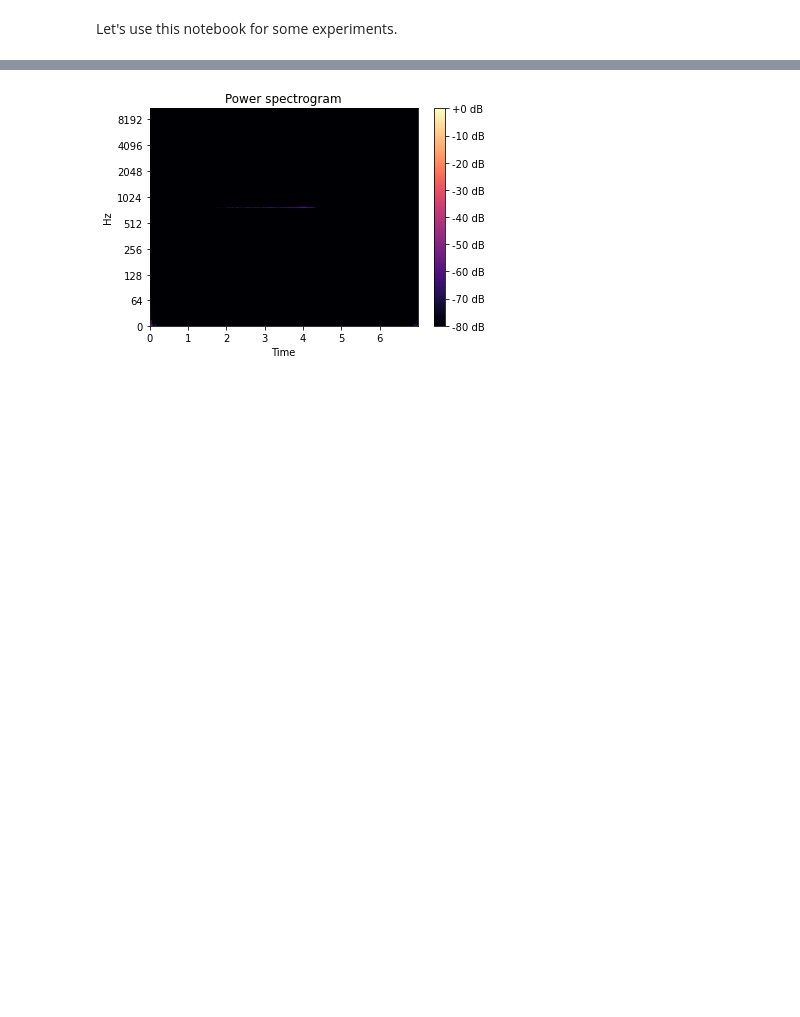
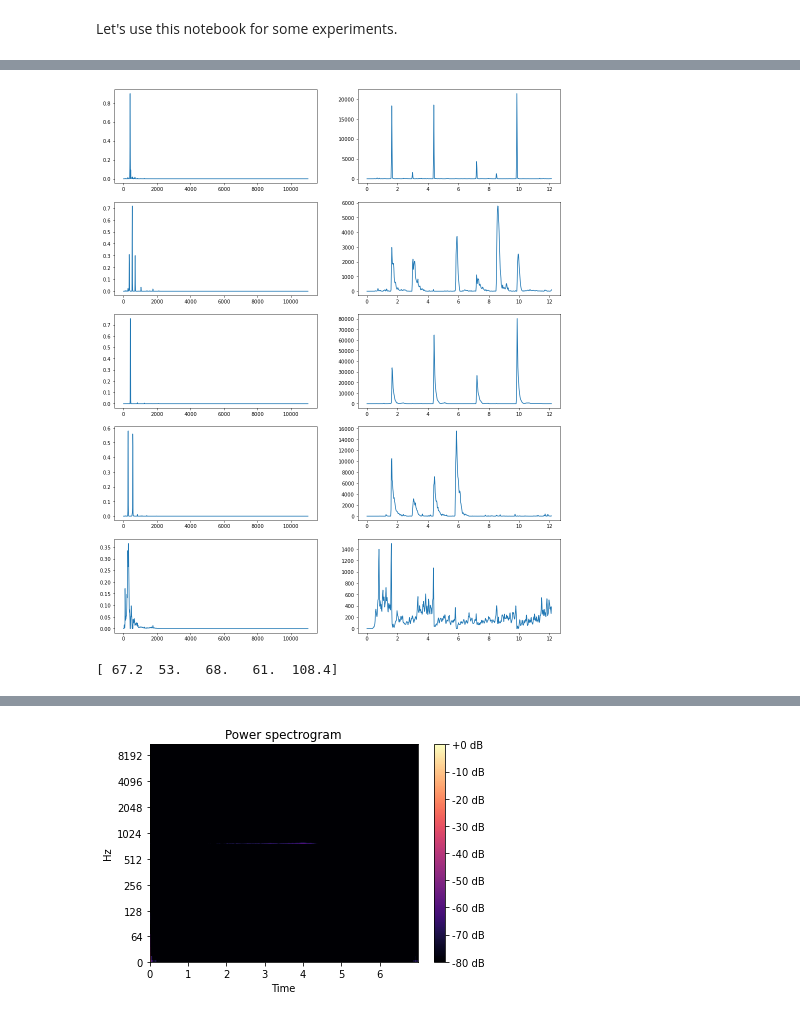
Before and after one commit to mariasoroka/StatisticalMachineLearning, a Jupyter notebook: test_notebook.ipynb, the cells around one changed output, grey strips where cells are left out. Saved outputs shown, nothing was run; the diff lists cells and outputs as text; code cells hidden in the pictures; blank space fills up the shorter version.

```diff
--- a/test_notebook.ipynb
+++ b/test_notebook.ipynb
@@ -16,0 +14,9 @@ C_matrices = matrix_to_factorize.wiener_reconstruction(W, H, WH)
+# %%
+K = 5
+matrix_to_factorize = NMF(ViolinSpectrogram.compute_matrix())
+W, H, WH = matrix_to_factorize.factorize_KL(K, 5000)
+# C_matrices = matrix_to_factorize.wiener_reconstruction(W, H, WH)
+plot_freq_times(W, H, ViolinSpectrogram)
+# %% [output]
+[figure, added]
+[ 67.2  53.   68.   61.  108.4]
```
Also changed, not shown: parts of 10 cells of this notebook, 1 other file.
